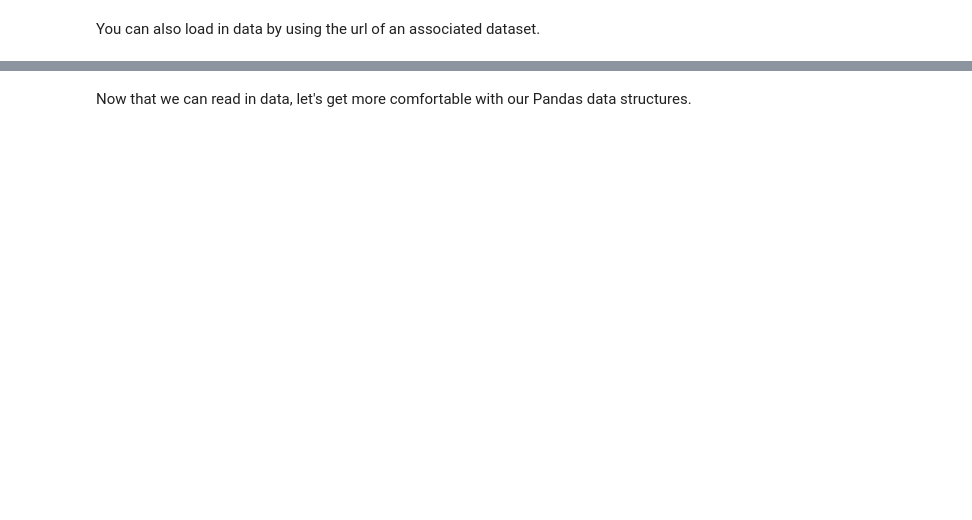
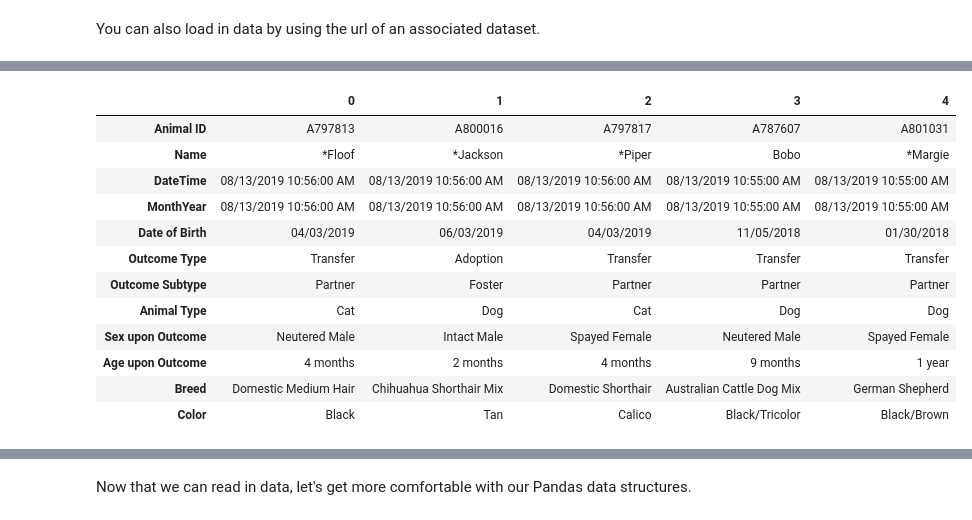
Before and after one commit to dirkstrong1/intro_numpy_pandas, a Jupyter notebook: index.ipynb, the cells around one changed output, grey strips where cells are left out. Drawn from its saved outputs; the diff is of its cells as text; code cells hidden in the pictures; blank space fills up the shorter version.

```diff
--- a/index.ipynb
+++ b/index.ipynb
@@ -243,0 +329,16 @@ shelter_data.head()
+# %%
+shelter_data.head().T
+# %% [output]
+|  | 0 | 1 | 2 | 3 | 4 |
+| Animal ID | A797813 | A800016 | A797817 | A787607 | A801031 |
+| Name | *Floof | *Jackson | *Piper | Bobo | *Margie |
+| DateTime | 08/13/2019 10:56:00 AM | 08/13/2019 10:56:00 AM | 08/13/2019 10:56:00 AM | 08/13/2019 10:55:00 AM | 08/13/2019 10:55:00 AM |
+| MonthYear | 08/13/2019 10:56:00 AM | 08/13/2019 10:56:00 AM | 08/13/2019 10:56:00 AM | 08/13/2019 10:55:00 AM | 08/13/2019 10:55:00 AM |
+| Date of Birth | 04/03/2019 | 06/03/2019 | 04/03/2019 | 11/05/2018 | 01/30/2018 |
+| Outcome Type | Transfer | Adoption | Transfer | Transfer | Transfer |
+| Outcome Subtype | Partner | Foster | Partner | Partner | Partner |
+| Animal Type | Cat | Dog | Cat | Dog | Dog |
+| Sex upon Outcome | Neutered Male | Intact Male | Spayed Female | Neutered Male | Spayed Female |
+| Age upon Outcome | 4 months | 2 months | 4 months | 9 months | 1 year |
+| Breed | Domestic Medium Hair | Chihuahua Shorthair Mix | Domestic Shorthair | Australian Cattle Dog Mix | German Shepherd |
+| Color | Black | Tan | Calico | Black/Tricolor | Black/Brown |
```
Also changed, not shown: parts of 47 cells of this notebook, 2 other files.
